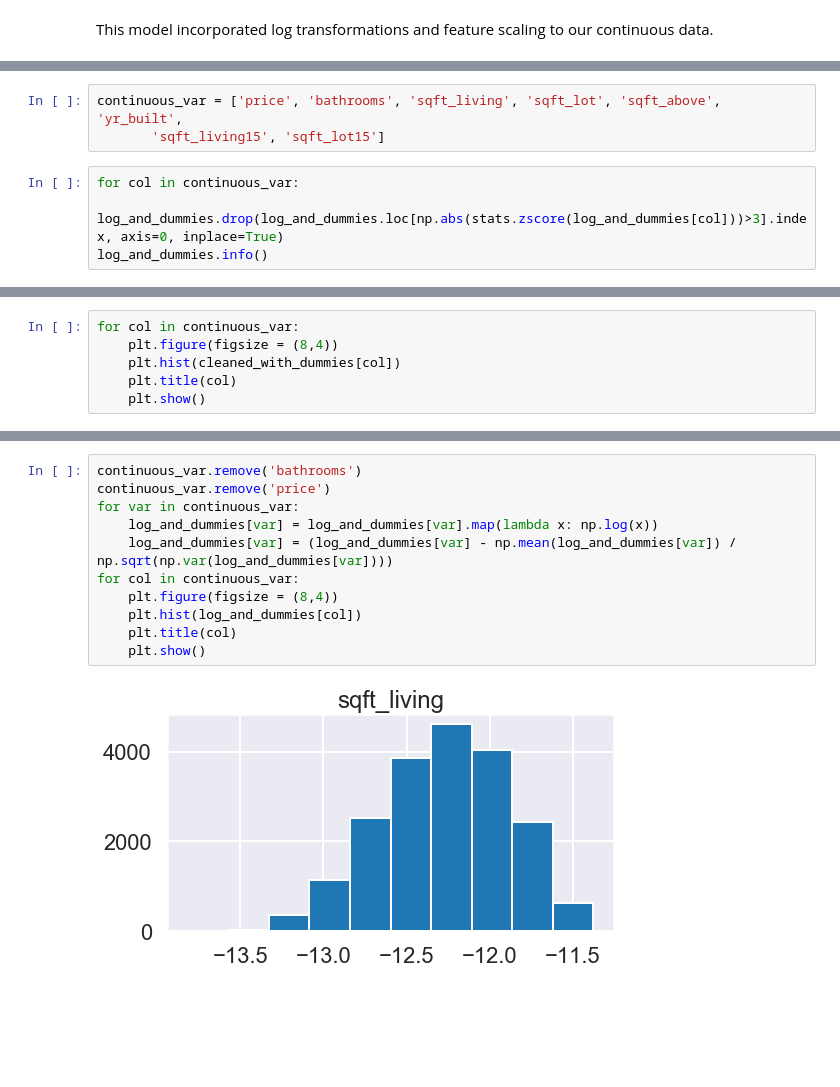
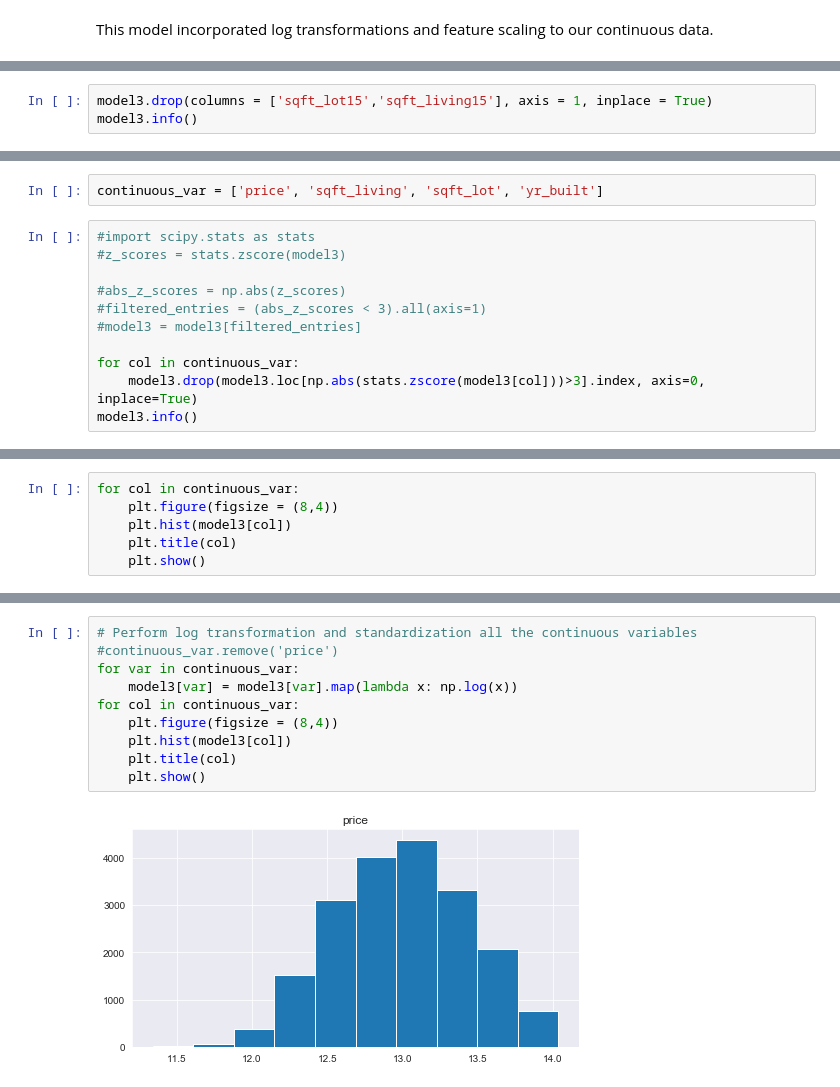
Before and after one commit to msf894/dsc-mod-2-project-v2-1-onl01-dtsc-ft-052620, a Jupyter notebook: student.ipynb, the cells around one changed output, grey strips where cells are left out. Saved outputs shown, nothing was run; the diff lists cells and outputs as text; blank space fills up the shorter version.

```diff
--- a/student.ipynb
+++ b/student.ipynb
@@ -1805,0 +1941,3 @@ memory usage: 4.0 MB
+# %%
+model3.drop(columns = ['sqft_lot15','sqft_living15'], axis = 1, inplace = True)
+model3.info()
@@ -1806,9 +1946,15 @@ memory usage: 4.0 MB
 # %%
-continuous_var = ['price', 'bathrooms', 'sqft_living', 'sqft_lot', 'sqft_above', 'yr_built',
-       'sqft_living15', 'sqft_lot15']
+continuous_var = ['price', 'sqft_living', 'sqft_lot', 'yr_built']
 # %%
+#import scipy.stats as stats
+#z_scores = stats.zscore(model3)
+
+#abs_z_scores = np.abs(z_scores)
+#filtered_entries = (abs_z_scores < 3).all(axis=1)
+#model3 = model3[filtered_entries]
+
 for col in continuous_var:
-    log_and_dummies.drop(log_and_dummies.loc[np.abs(stats.zscore(log_and_dummies[col]))>3].index, axis=0, inplace=True)
-log_and_dummies.info()
+    model3.drop(model3.loc[np.abs(stats.zscore(model3[col]))>3].index, axis=0, inplace=True)
+model3.info()
 # %% [output]
 <class 'pandas.core.frame.DataFrame'>
@@ -1833,7 +1979,7 @@ Roughly three thousand houses were removed from the dataset because they were de
 # %%
 for col in continuous_var:
     plt.figure(figsize = (8,4))
-    plt.hist(cleaned_with_dummies[col])
+    plt.hist(model3[col])
     plt.title(col)
     plt.show()
 # %% [output]
@@ -1848,13 +1990,12 @@ for col in continuous_var:
 # %%
-continuous_var.remove('bathrooms')
-continuous_var.remove('price')
+# Perform log transformation and standardization all the continuous variables
+#continuous_var.remove('price')
 for var in continuous_var:
-    log_and_dummies[var] = log_and_dummies[var].map(lambda x: np.log(x))
-    log_and_dummies[var] = (log_and_dummies[var] - np.mean(log_and_dummies[var]) / np.sqrt(np.var(log_and_dummies[var])))
+    model3[var] = model3[var].map(lambda x: np.log(x))
 for col in continuous_var:
     plt.figure(figsize = (8,4))
-    plt.hist(log_and_dummies[col])
+    plt.hist(model3[col])
     plt.title(col)
     plt.show()
 # %% [output]
-[figure, old version]
+[figure, new version]
```
Also changed, not shown: parts of 98 cells of this notebook, 6 other files.
